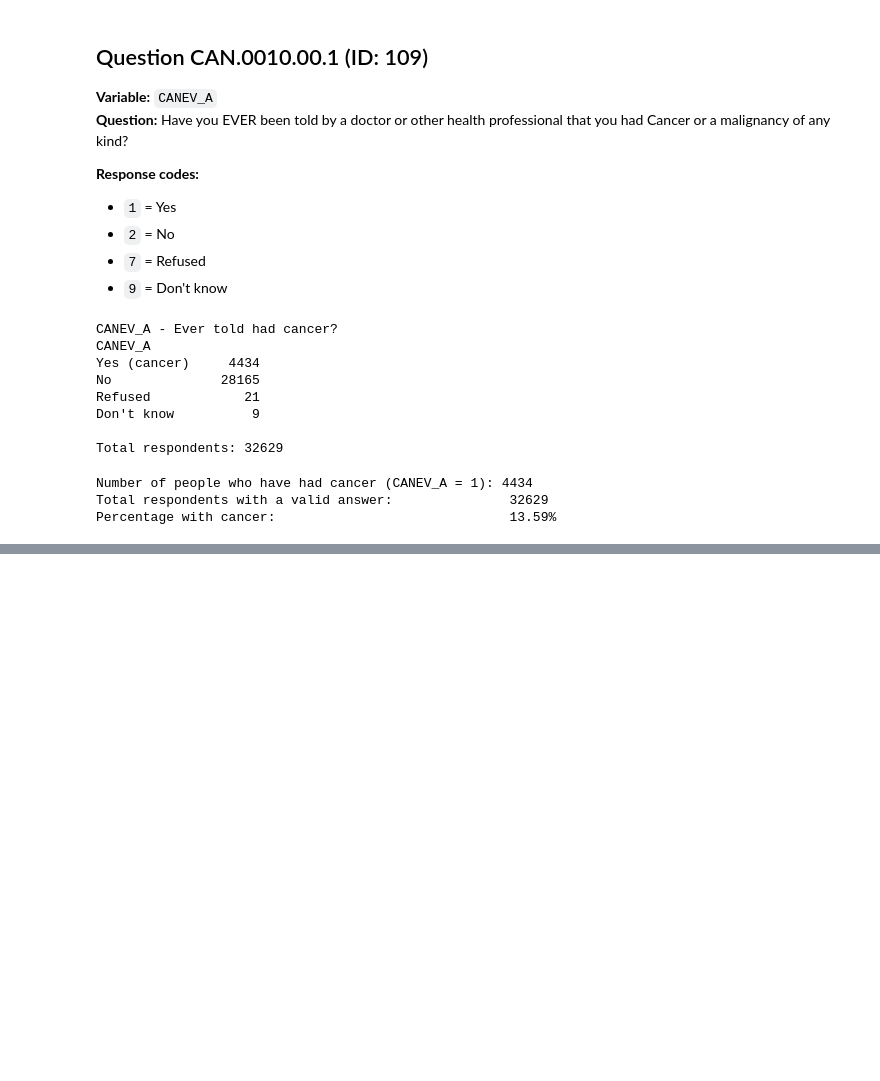
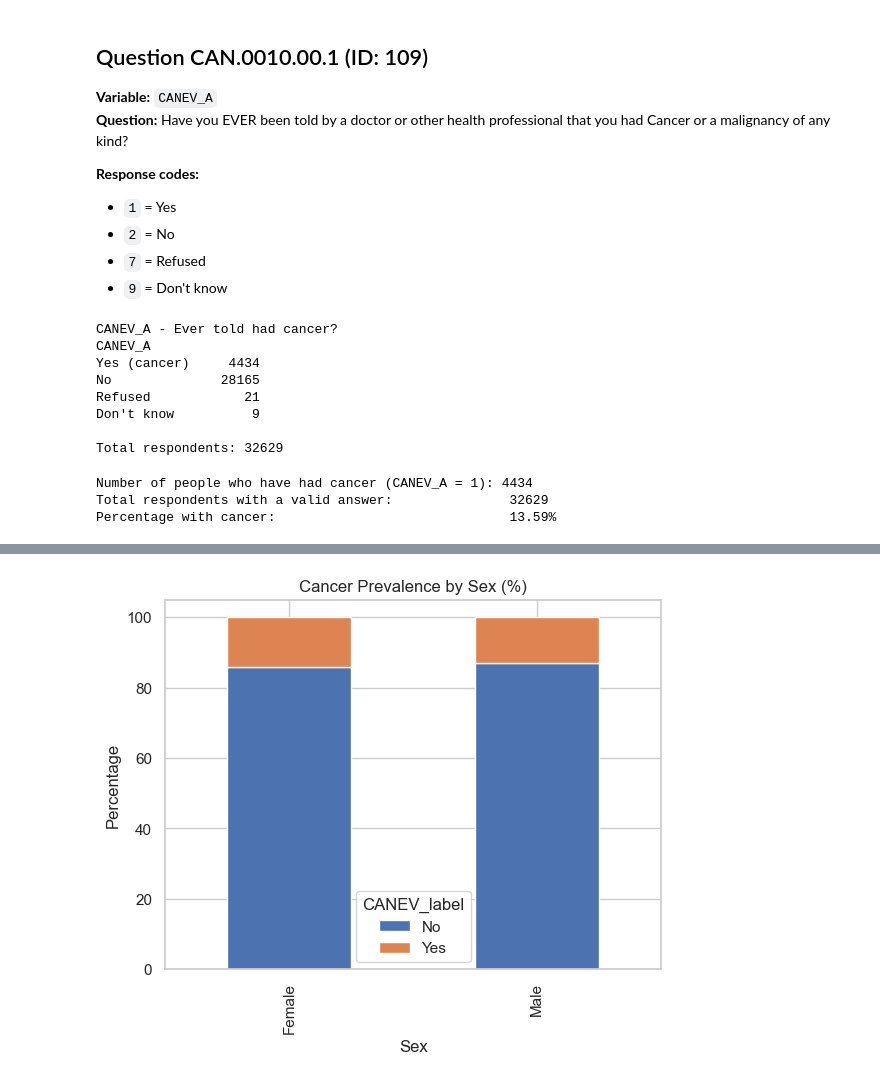
Before and after one commit to AmalBilal1/cancer-lifestyle-medicine, a Jupyter notebook: analysis.ipynb, the cells around one changed output, grey strips where cells are left out. Drawn from its saved outputs; the diff is of its cells as text; code cells hidden in the pictures; blank space fills up the shorter version.

```diff
--- a/analysis.ipynb
+++ b/analysis.ipynb
@@ -51,0 +292,12 @@ Percentage with cancer:                              13.59%
+# %%
+sex_table = pd.crosstab(clean_df["SEX_label"], clean_df["CANEV_label"], normalize="index")
+
+(sex_table*100).plot(kind="bar", stacked=True)
+
+plt.title("Cancer Prevalence by Sex (%)")
+plt.xlabel("Sex")
+plt.ylabel("Percentage")
+
+plt.show()
+# %% [output]
+[figure, added]
```
Also changed, not shown: parts of 45 cells of this notebook.
